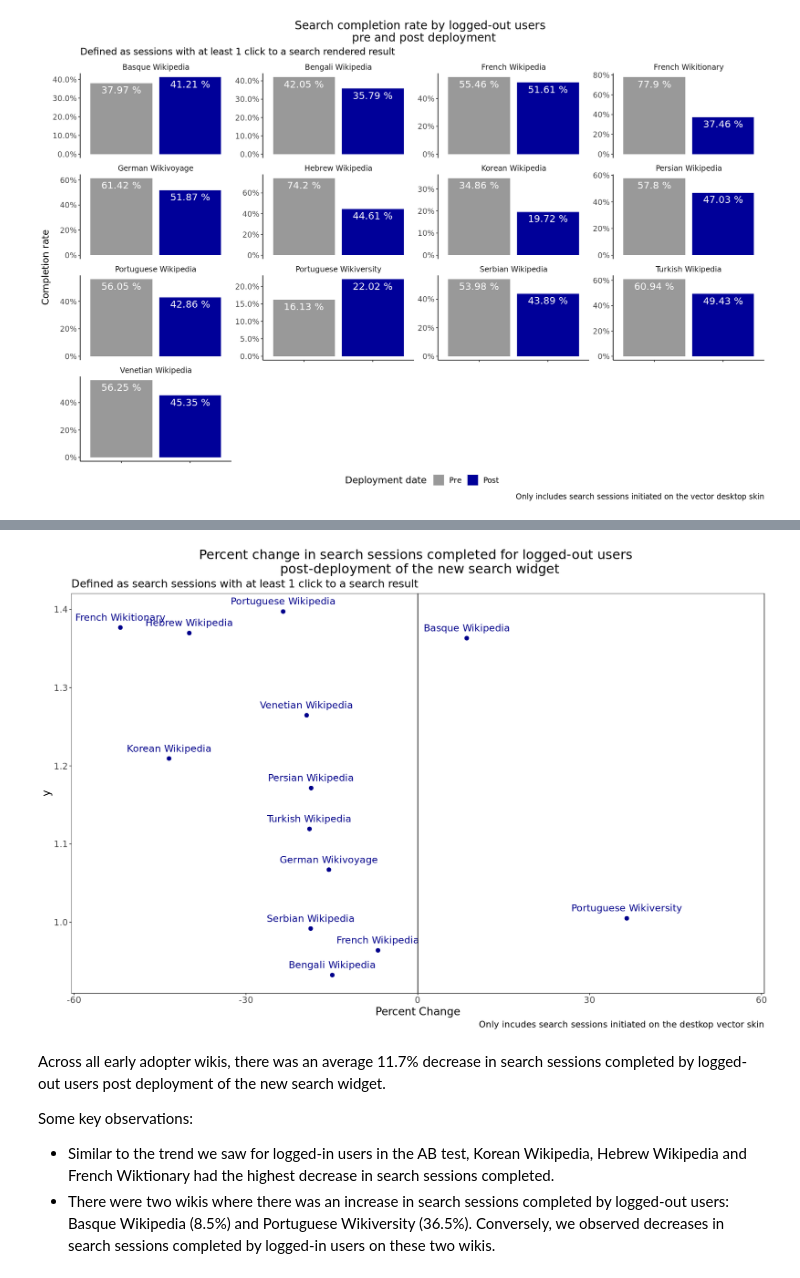
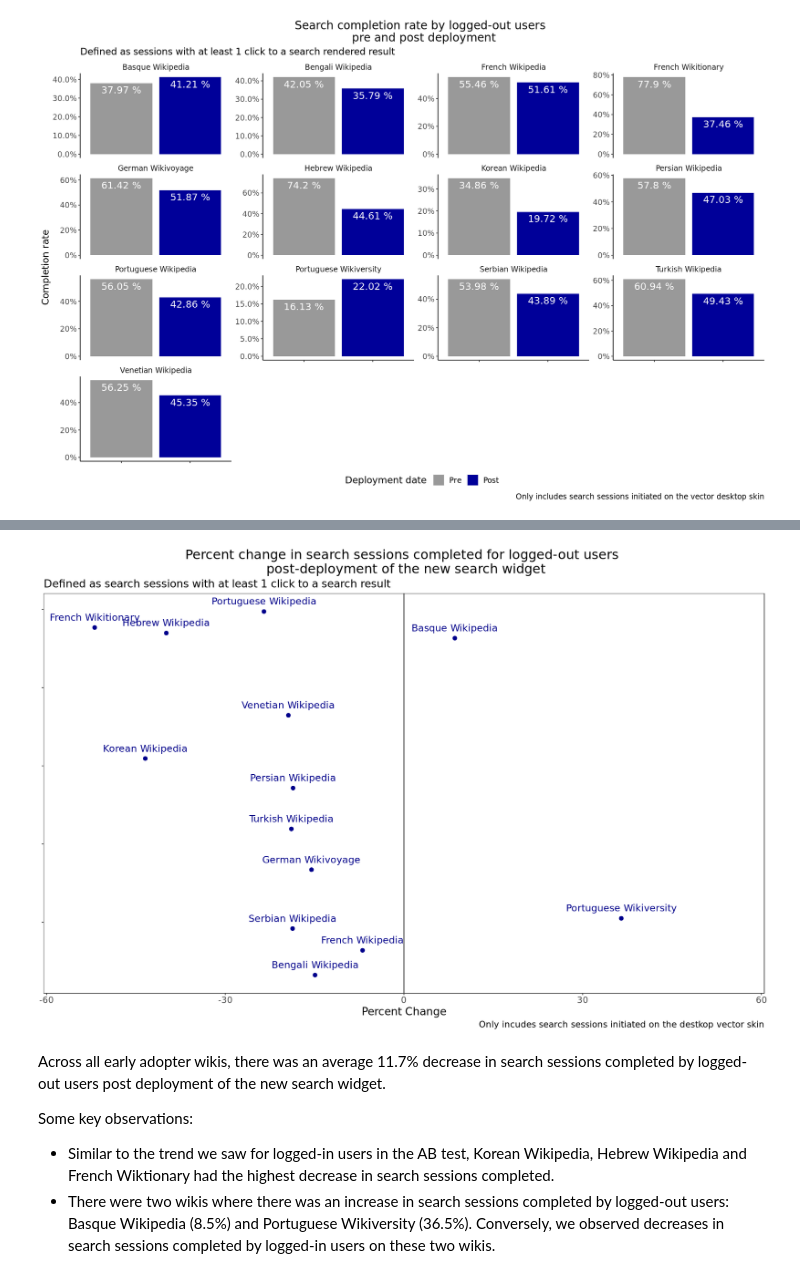
Before and after one commit to wikimedia-research/Desktop-Improvements-Search-Widget-Analysis-2021, a Jupyter notebook: Search-widget-ab-test-report.ipynb, the cells around one changed output, grey strips where cells are left out. Saved outputs shown, nothing was run; the diff lists cells and outputs as text; code cells hidden in the pictures.

```diff
--- a/Search-widget-ab-test-report.ipynb
+++ b/Search-widget-ab-test-report.ipynb
@@ -1251,28 +1191,30 @@ A grouped_df: 13 × 5
 # %%
 # chart percent change in logged-out sessions pre and post deployment for each of the early adopter wikis
 
 p <- search_sessions_resultclick_anon_prepost_pct %>%
         ggplot(aes(x = pct_change, y=1, group = wiki)) +
         geom_point(position = position_jitter(seed = 4), size = 2.5, color = 'dark blue') +
         geom_text(aes(label = paste(wiki)), position = position_jitter(seed = 4), size = 5, vjust = -1, color = 'dark blue') +
         geom_vline(xintercept = 0) +
         labs (x = "Percent Change",
              title = "Percent change in search sessions completed for logged-out users \n post-deployment of the new search widget",
              subtitle = "Defined as search sessions with at least 1 click to a search result",
              caption = "Only incudes search sessions initiated on the destkop vector skin")  +
         theme_bw() +
         xlim(-55, 55) +
         theme(
             panel.grid.major = element_blank(),
             panel.grid.minor = element_blank(),
             panel.background = element_blank(),
+            axis.title.y = element_blank(),
+            axis.text.y = element_blank(),
             plot.title = element_text(hjust = 0.5),
             text = element_text(size=16),
             legend.position = "right")
 
 p
 # %% [output]
-[figure, old version]
+[figure, new version]
 # %% [markdown]
 Across all early adopter wikis, there was an average 11.7% decrease in search sessions completed by logged-out users post deployment of the new search widget.
 
```
Also changed, not shown: parts of 43 cells of this notebook.
